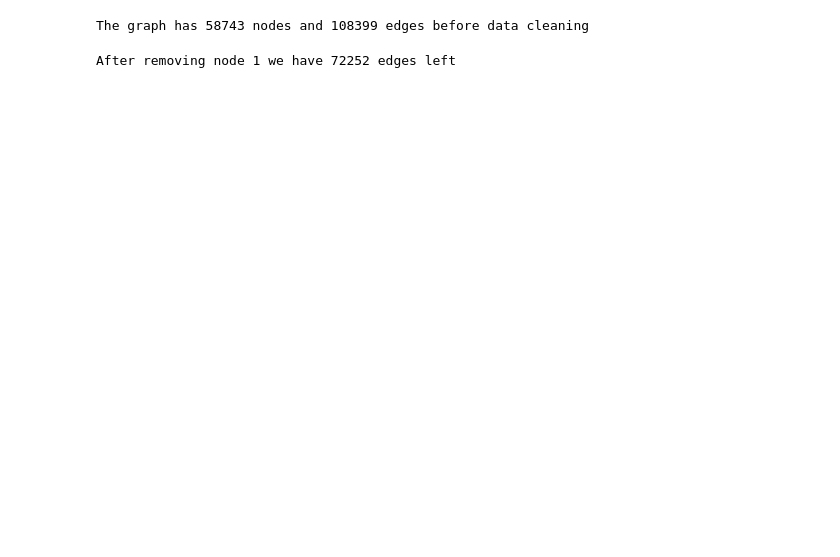
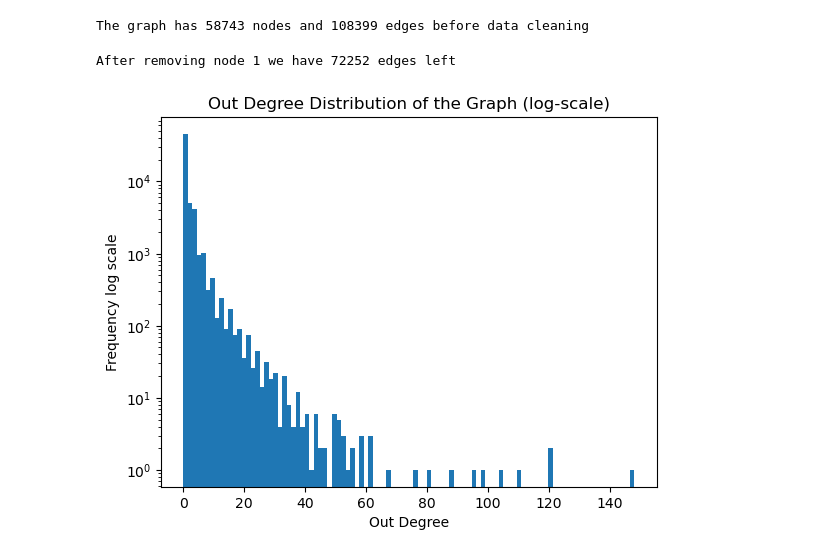
Before and after one commit to takhDS/DependencyBuds, a Jupyter notebook: code.ipynb, the cells around one changed output. Drawn from its saved outputs; the diff is of its cells as text; code cells hidden in the pictures; blank space fills up the shorter version.

```diff
--- a/code.ipynb
+++ b/code.ipynb
@@ -25,3 +26,15 @@ G.remove_node(1)
 print(f"After removing node 1 we have {G.number_of_edges()} edges left")
 # %% [output]
 After removing node 1 we have 72252 edges left
+# %%
+#drawing a out degree distribution
+degree_dict_out = dict(G.out_degree())
+vals_out = degree_dict_out.values()
+
+plt.hist(vals_out,bins=100,log=True)
+plt.xlabel("Out Degree")
+plt.ylabel("Frequency log scale")
+plt.title("Out Degree Distribution of the Graph (log-scale)")
+plt.show()
+# %% [output]
+[figure, added]
```
Also changed, not shown: parts of 4 cells of this notebook.
